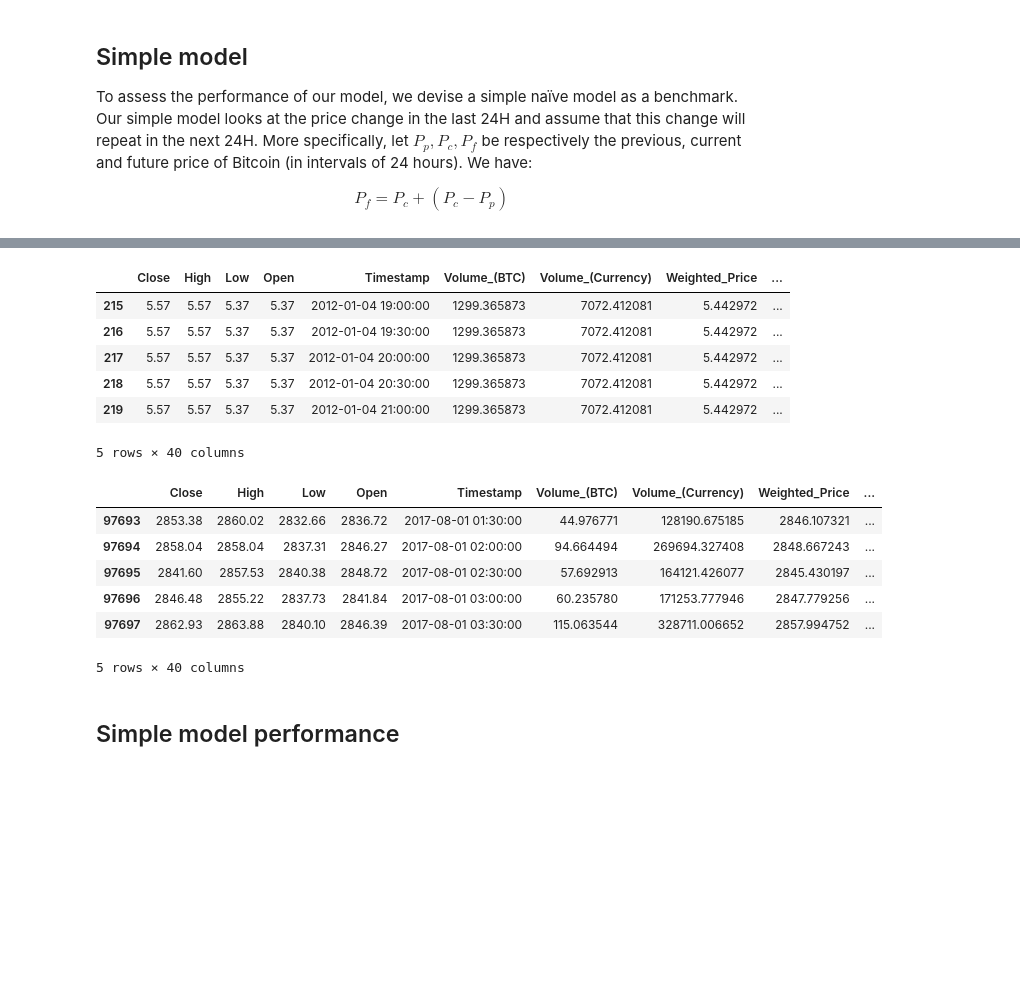
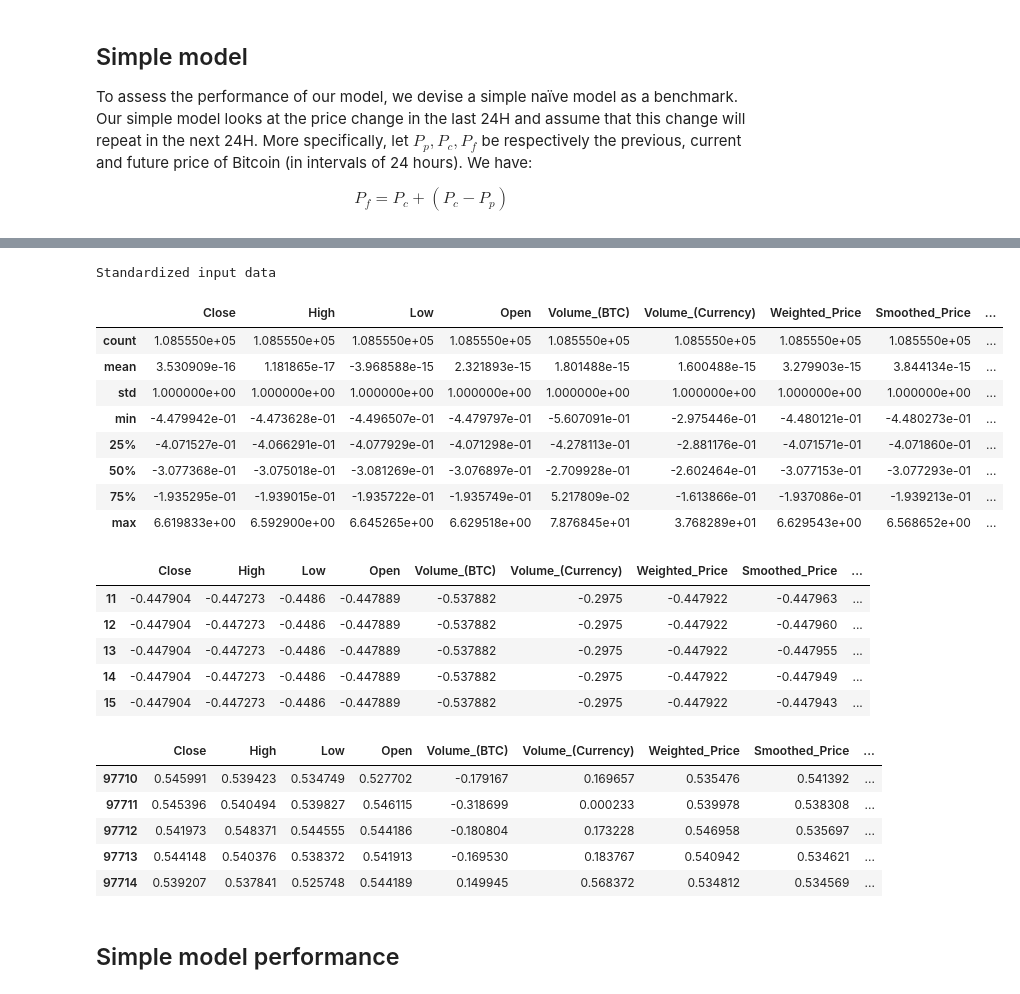
Before and after one commit to QuentinBacuet/DS_in_Practice, a Jupyter notebook: Crypto.ipynb, the cells around one changed output, grey strips where cells are left out. Saved outputs shown, nothing was run; the diff lists cells and outputs as text; code cells hidden in the pictures; blank space fills up the shorter version.

```diff
--- a/Crypto.ipynb
+++ b/Crypto.ipynb
@@ -206,32 +259,6 @@ show(p)
 # Objective
 
 We aim to predict price changes across intervals of 24 hours. More specifically, at the end of each day, the model should predict the price of Bitcoin in the following 24 hours.
-# %%
-def add_MA_n_days_age(num_days):
-    num_days_str = str(num_days)
-
-    df[['Open_W_MA_'+num_days_str,'High_W_MA_'+num_days_str,'Low_W_MA_'+num_days_str,'Close_W_MA_'+num_days_str]] = df[['Open_W','High_W','Low_W','Close_W']].rolling(window=day_window * num_days).mean()
-    df[['Open_MA_'+num_days_str,'High_MA_'+num_days_str,'Low_MA_'+num_days_str,'Close_MA_'+num_days_str]] = df[['Open','High','Low','Close']].rolling(window=day_window * num_days).mean()
-    df[['Open_EMA_'+num_days_str,'High_EMA_'+num_days_str,'Low_EMA_'+num_days_str,'Close_EMA_'+num_days_str]] = df[['Open','High','Low','Close']].ewm(span=day_window * num_days).mean()
-
-    df[['Open_MAX_'+num_days_str,'High_MAX_'+num_days_str,'Low_MAX_'+num_days_str,'Close_MAX_'+num_days_str]] = df[['Open','High','Low','Close']].rolling(window=day_window * num_days).max()
-    df[['Open_MIN_'+num_days_str,'High_MIN_'+num_days_str,'Low_MIN_'+num_days_str,'Close_MIN_'+num_days_str]] = df[['Open','High','Low','Close']].rolling(window=day_window * num_days).min()
-
-    df['Open_TENKAN_'+num_days_str] = 0.5 * (df['Open_MIN_'+num_days_str] + df['Open_MAX_'+num_days_str])
-    df['High_TENKAN_'+num_days_str] = 0.5 * (df['High_MIN_'+num_days_str] + df['High_MAX_'+num_days_str])
-    df['Low_TENKAN_'+num_days_str] = 0.5 * (df['Low_MIN_'+num_days_str] + df['Low_MAX_'+num_days_str])
-    df['Close_TENKAN_'+num_days_str] = 0.5 * (df['Close_MIN_'+num_days_str] + df['Close_MAX_'+num_days_str])
-
-def add_prices_n_periods_ago(periods, step=DAY_WINDOW):
-    periods_str = str(periods)
-    df['Prev_Smoothed_Price_'+periods_str] = df['Smoothed_Price'].shift(step * periods)
-
-def mean_square_loss(predicted_labels, true_labels):
-    assert len(predicted_labels) == len(true_labels)
-    return np.mean((predicted_labels - true_labels)**2)
-
-def accuracy(x,y):
-    return np.mean(x==y)
 # %%
 display(df_processed.head())
 # %% [output]
@@ -276,61 +315,70 @@ def split_dataset(data, fraction):
 
     return train, test
 
-NORMALIZE = False
-ADD_PRICE_N_AGO = True
+NORMALIZE = True
+ADD_PRICE_N_AGO = False
 ADD_MA_N_AGO = False
-LOG = True
+LOG = False
 
 df = df_processed.copy()
+df['Label'] = create_labels(df, step_size = DAY_WINDOW)
+df = df.dropna()
 
 if LOG:
     df.Smoothed_Price = df.Smoothed_Price.apply(lambda x: np.log(x))
 if ADD_PRICE_N_AGO:
     for i in range(1,31):
         add_prices_n_periods_ago(i, step=4)
 if ADD_MA_N_AGO:
     add_MA_n_days_age(5)
     add_MA_n_days_age(10)
     add_MA_n_days_age(15)
 
 if NORMALIZE:
+    timestamps = df.Timestamp
     labels = df.Label
+    df = df.drop('Timestamp',1)
     df = (df-df.mean())/df.std()
     df.Label = labels
-    df = df.reset_index()
-    df = df.drop('index',1)
+    df['Timestamp'] = timestamps
+    print("Standardized input data")
     display(df.describe())
 
-
-df['Label'] = create_labels(df, step_size = DAY_WINDOW)
-df = df.dropna()
 
 train, test = split_dataset(df, 0.9)
 train_x = train.drop('Label',1)
 train_y = train['Label']
 train_bin = train_y > 0
 test_x = test.drop('Label',1)
 test_y = test['Label']
 test_bin = test_y > 0
 
 
 display(train.head())
 display(test.head())
 # %% [output]
+Standardized input data
-|  | Close | High | Low | Open | Timestamp | Volume_(BTC) | Volume_(Currency) | Weighted_Price | ... |
-| 215 | 5.57 | 5.57 | 5.37 | 5.37 | 2012-01-04 19:00:00 | 1299.365873 | 7072.412081 | 5.442972 | ... |
-| 216 | 5.57 | 5.57 | 5.37 | 5.37 | 2012-01-04 19:30:00 | 1299.365873 | 7072.412081 | 5.442972 | ... |
-| 217 | 5.57 | 5.57 | 5.37 | 5.37 | 2012-01-04 20:00:00 | 1299.365873 | 7072.412081 | 5.442972 | ... |
-| 218 | 5.57 | 5.57 | 5.37 | 5.37 | 2012-01-04 20:30:00 | 1299.365873 | 7072.412081 | 5.442972 | ... |
-| 219 | 5.57 | 5.57 | 5.37 | 5.37 | 2012-01-04 21:00:00 | 1299.365873 | 7072.412081 | 5.442972 | ... |
+|  | Close | High | Low | Open | Volume_(BTC) | Volume_(Currency) | Weighted_Price | Smoothed_Price | ... |
+| count | 1.085550e+05 | 1.085550e+05 | 1.085550e+05 | 1.085550e+05 | 1.085550e+05 | 1.085550e+05 | 1.085550e+05 | 1.085550e+05 | ... |
+| mean | 3.530909e-16 | 1.181865e-17 | -3.968588e-15 | 2.321893e-15 | 1.801488e-15 | 1.600488e-15 | 3.279903e-15 | 3.844134e-15 | ... |
+| std | 1.000000e+00 | 1.000000e+00 | 1.000000e+00 | 1.000000e+00 | 1.000000e+00 | 1.000000e+00 | 1.000000e+00 | 1.000000e+00 | ... |
+| min | -4.479942e-01 | -4.473628e-01 | -4.496507e-01 | -4.479797e-01 | -5.607091e-01 | -2.975446e-01 | -4.480121e-01 | -4.480273e-01 | ... |
+| 25% | -4.071527e-01 | -4.066291e-01 | -4.077929e-01 | -4.071298e-01 | -4.278113e-01 | -2.881176e-01 | -4.071571e-01 | -4.071860e-01 | ... |
+| 50% | -3.077368e-01 | -3.075018e-01 | -3.081269e-01 | -3.076897e-01 | -2.709928e-01 | -2.602464e-01 | -3.077153e-01 | -3.077293e-01 | ... |
+| 75% | -1.935295e-01 | -1.939015e-01 | -1.935722e-01 | -1.935749e-01 | 5.217809e-02 | -1.613866e-01 | -1.937086e-01 | -1.939213e-01 | ... |
+| max | 6.619833e+00 | 6.592900e+00 | 6.645265e+00 | 6.629518e+00 | 7.876845e+01 | 3.768289e+01 | 6.629543e+00 | 6.568652e+00 | ... |
-5 rows × 40 columns
-|  | Close | High | Low | Open | Timestamp | Volume_(BTC) | Volume_(Currency) | Weighted_Price | ... |
-| 97693 | 2853.38 | 2860.02 | 2832.66 | 2836.72 | 2017-08-01 01:30:00 | 44.976771 | 128190.675185 | 2846.107321 | ... |
-| 97694 | 2858.04 | 2858.04 | 2837.31 | 2846.27 | 2017-08-01 02:00:00 | 94.664494 | 269694.327408 | 2848.667243 | ... |
-| 97695 | 2841.60 | 2857.53 | 2840.38 | 2848.72 | 2017-08-01 02:30:00 | 57.692913 | 164121.426077 | 2845.430197 | ... |
-| 97696 | 2846.48 | 2855.22 | 2837.73 | 2841.84 | 2017-08-01 03:00:00 | 60.235780 | 171253.777946 | 2847.779256 | ... |
-| 97697 | 2862.93 | 2863.88 | 2840.10 | 2846.39 | 2017-08-01 03:30:00 | 115.063544 | 328711.006652 | 2857.994752 | ... |
+|  | Close | High | Low | Open | Volume_(BTC) | Volume_(Currency) | Weighted_Price | Smoothed_Price | ... |
+| 11 | -0.447904 | -0.447273 | -0.4486 | -0.447889 | -0.537882 | -0.2975 | -0.447922 | -0.447963 | ... |
+| 12 | -0.447904 | -0.447273 | -0.4486 | -0.447889 | -0.537882 | -0.2975 | -0.447922 | -0.447960 | ... |
+| 13 | -0.447904 | -0.447273 | -0.4486 | -0.447889 | -0.537882 | -0.2975 | -0.447922 | -0.447955 | ... |
+| 14 | -0.447904 | -0.447273 | -0.4486 | -0.447889 | -0.537882 | -0.2975 | -0.447922 | -0.447949 | ... |
+| 15 | -0.447904 | -0.447273 | -0.4486 | -0.447889 | -0.537882 | -0.2975 | -0.447922 | -0.447943 | ... |
-5 rows × 40 columns
+|  | Close | High | Low | Open | Volume_(BTC) | Volume_(Currency) | Weighted_Price | Smoothed_Price | ... |
+| 97710 | 0.545991 | 0.539423 | 0.534749 | 0.527702 | -0.179167 | 0.169657 | 0.535476 | 0.541392 | ... |
+| 97711 | 0.545396 | 0.540494 | 0.539827 | 0.546115 | -0.318699 | 0.000233 | 0.539978 | 0.538308 | ... |
+| 97712 | 0.541973 | 0.548371 | 0.544555 | 0.544186 | -0.180804 | 0.173228 | 0.546958 | 0.535697 | ... |
+| 97713 | 0.544148 | 0.540376 | 0.538372 | 0.541913 | -0.169530 | 0.183767 | 0.540942 | 0.534621 | ... |
+| 97714 | 0.539207 | 0.537841 | 0.525748 | 0.544189 | 0.149945 | 0.568372 | 0.534812 | 0.534569 | ... |
 # %% [markdown]
 ## Simple model performance
 # %%
```
Also changed, not shown: parts of 15 cells of this notebook.
